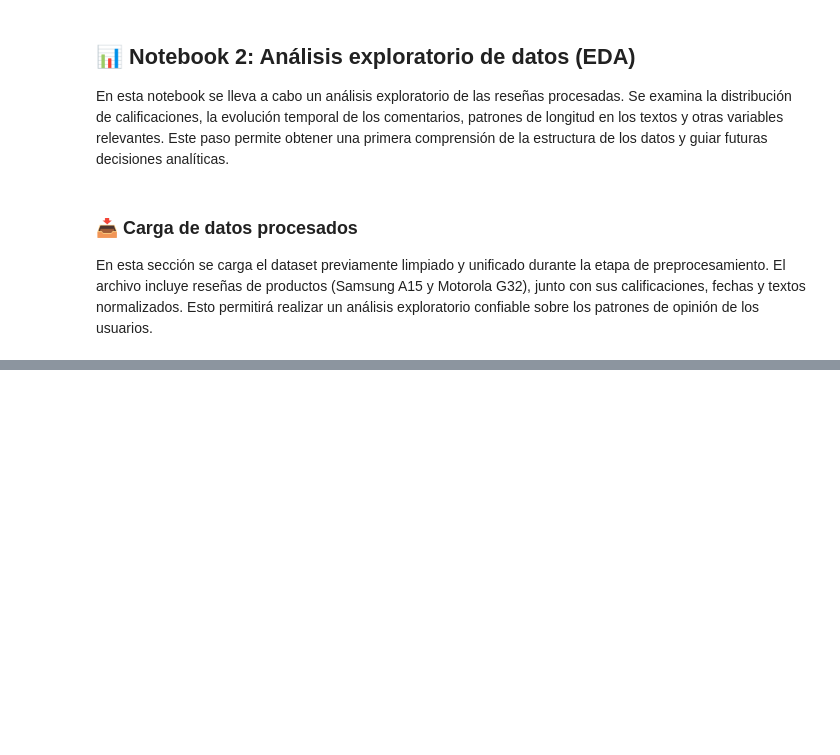
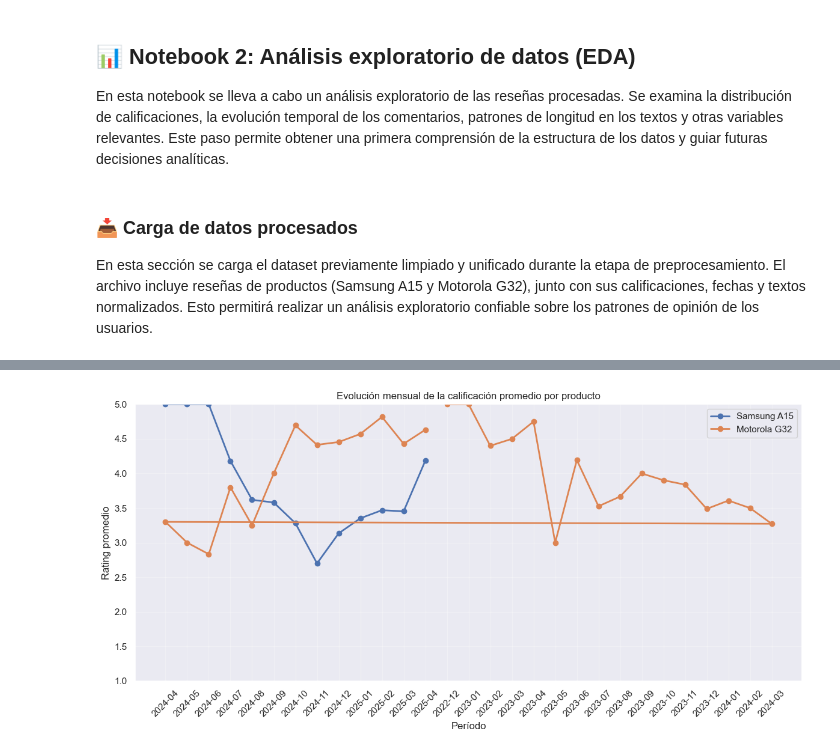
Before and after one commit to PedroCerruti/analisis-reputacional-samsung, a Jupyter notebook: notebooks/1_EDA.ipynb, the cells around one changed output, grey strips where cells are left out. Saved outputs shown, nothing was run; the diff lists cells and outputs as text; code cells hidden in the pictures; blank space fills up the shorter version.

```diff
--- a/notebooks/1_EDA.ipynb
+++ b/notebooks/1_EDA.ipynb
@@ -350,0 +110,24 @@ plt.show()
+# %%
+# Calificación promedio mensual por producto
+monthly_ratings = df_total.groupby(['year_month', 'producto'])['rating'].mean().reset_index()
+
+# Visualización
+plt.figure(figsize=(12, 6))
+for producto in df_total['producto'].unique():
+    data = monthly_ratings[monthly_ratings['producto'] == producto]
+    plt.plot(data['year_month'].astype(str), data['rating'],
+             marker='o', linewidth=2, label=producto)
+
+plt.title('Evolución mensual de la calificación promedio por producto')
+plt.xlabel('Período')
+plt.ylabel('Rating promedio')
+plt.ylim(1, 5)
+plt.legend()
+plt.xticks(rotation=45)
+plt.grid(True, alpha=0.3)
+plt.tight_layout()
+
+plt.savefig('../outputs/visualizations/01_grafico_evolucion_ratings.png', dpi=300, bbox_inches='tight')
+plt.show()
+# %% [output]
+[figure, added]
```
Also changed, not shown: parts of 49 cells of this notebook, 3 other files.
